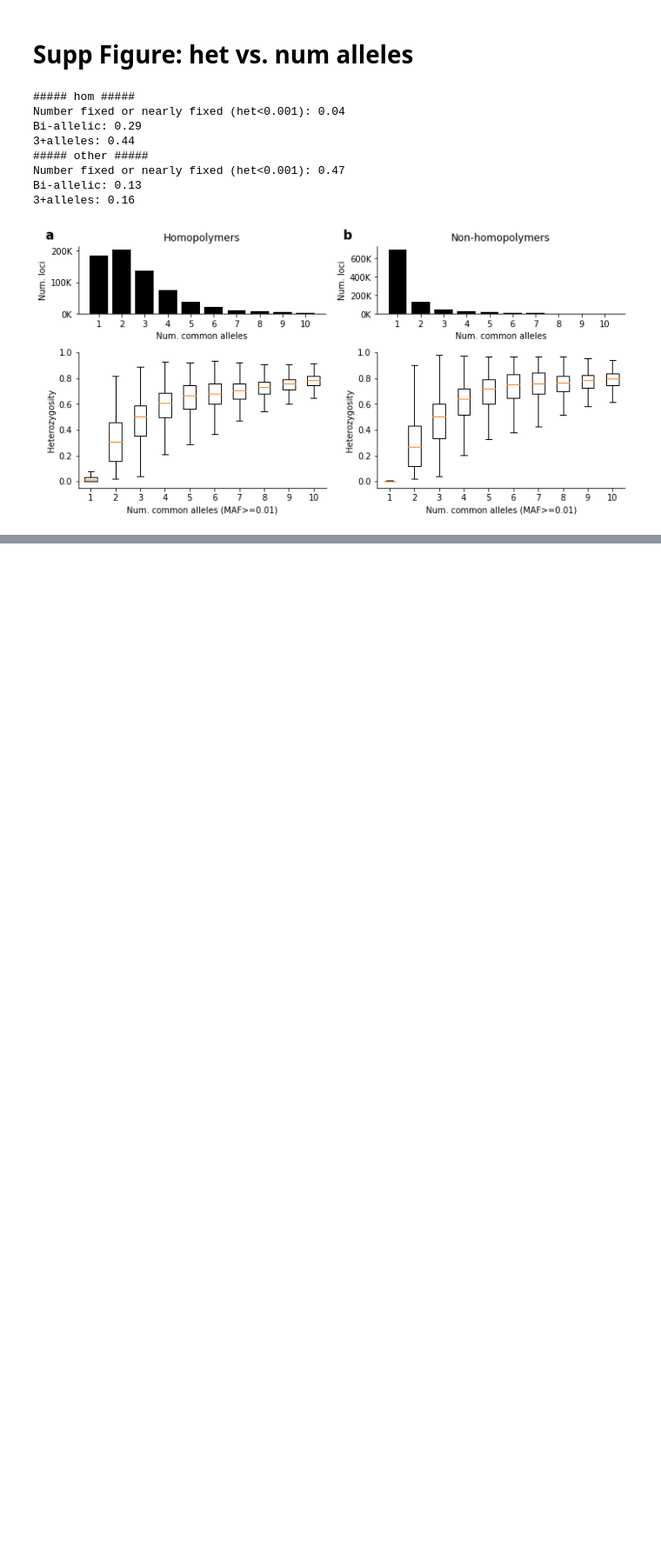
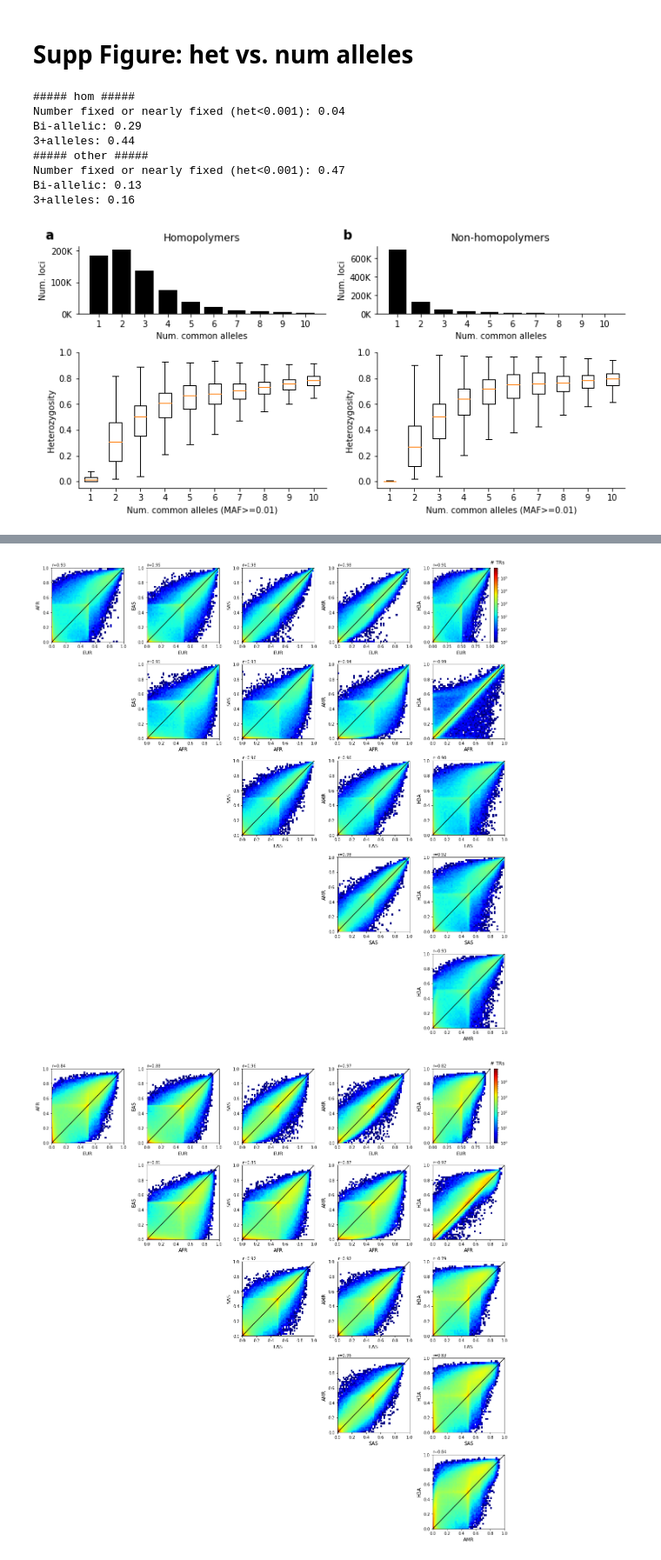
Before and after one commit to gymreklab/1000Genomes-TR-Analysis, a Jupyter notebook: figure-notebooks-round2/Figure2-SizeDistributions.ipynb, the cells around one changed output, grey strips where cells are left out. Shown at 87% size. Cells and saved outputs as stored; diff of their text form; code cells hidden in the pictures; blank space fills up the shorter version.

Commit message:
added supp figs 10-11

```diff
--- a/figure-notebooks-round2/Figure2-SizeDistributions.ipynb
+++ b/figure-notebooks-round2/Figure2-SizeDistributions.ipynb
@@ -271,0 +269,37 @@ print([df[df["nalleles-ALL"]==n].shape[0]/df.shape[0] for n in range(1, MAX_N+1)
+# %%
+spops = ["EUR","AFR","EAS","SAS","AMR","H3A"]
+mycmap = plt.cm.jet
+
+for (prefix, df) in [("other",data_other), ("hom", data_hom)]:
+    fig = plt.figure()
+    fig.set_size_inches((20, 20))
+    pltnum = 1
+    for i in range(len(spops)):
+        for j in range(i, len(spops)):
+            if i==j: continue
+            ax = fig.add_subplot(6, 6, i*6+j)
+            pop1 = spops[i]
+            pop2 = spops[j]
+            xx = df[~np.isnan(df["het-%s"%pop1]) & ~np.isnan(df["het-%s"%pop2])]
+
+            r, p = scipy.stats.pearsonr(xx["het-%s"%pop1], xx["het-%s"%pop2])
+            ax.text(0, 1.02, "r=%.2f"%r, size=10)
+            h = ax.hist2d(xx["het-%s"%pop1], xx["het-%s"%pop2], bins=50,
+                  norm=LogNorm(), cmap=mycmap);
+            ax.plot([0,1],[0,1], color="black")
+            ax.set_xlabel(pop1, size=12)
+            ax.set_ylabel(pop2, size=12)
+            ax.set_ylim(bottom=0, top=1)
+            ax.set_xlim(left=0, right=1)
+            if i==0 and j==5:
+                fig.colorbar(h[3], ax=ax)
+                ax.text(1, 1.05, "# TRs", size=12)
+    fig.tight_layout()
+    if prefix == "other":
+        figname = "SuppFigure10-PairwiseHet-Nonhomopolyers.pdf"
+    else:
+        figname = "SuppFigure11-PairwiseHet-Homopolymers.pdf"
+    fig.savefig(os.path.join(PLOTDIR, figname))
+# %% [output]
+[figure, added]
+[figure, added]
```
Also changed, not shown: parts of 6 cells of this notebook.
